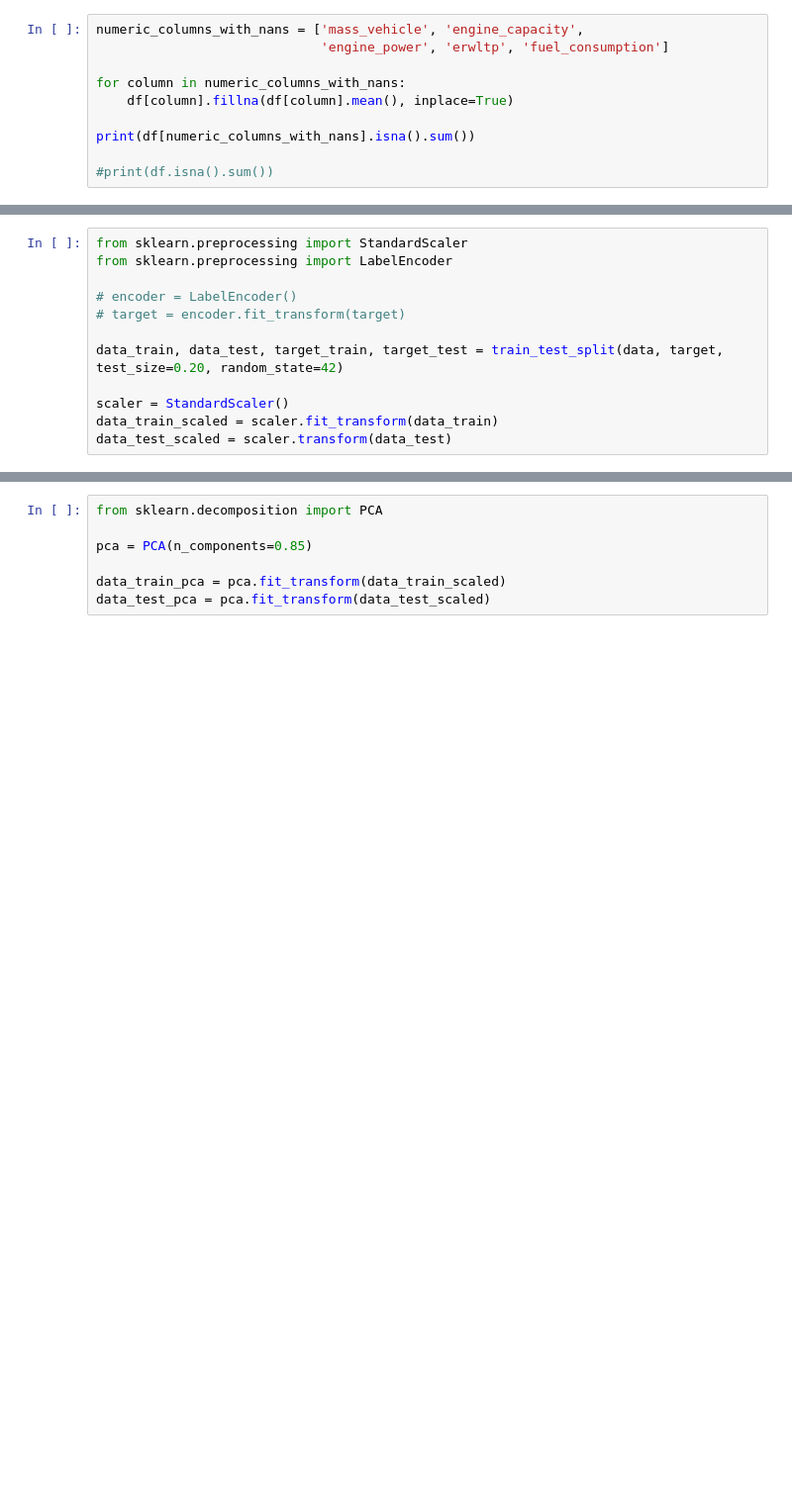
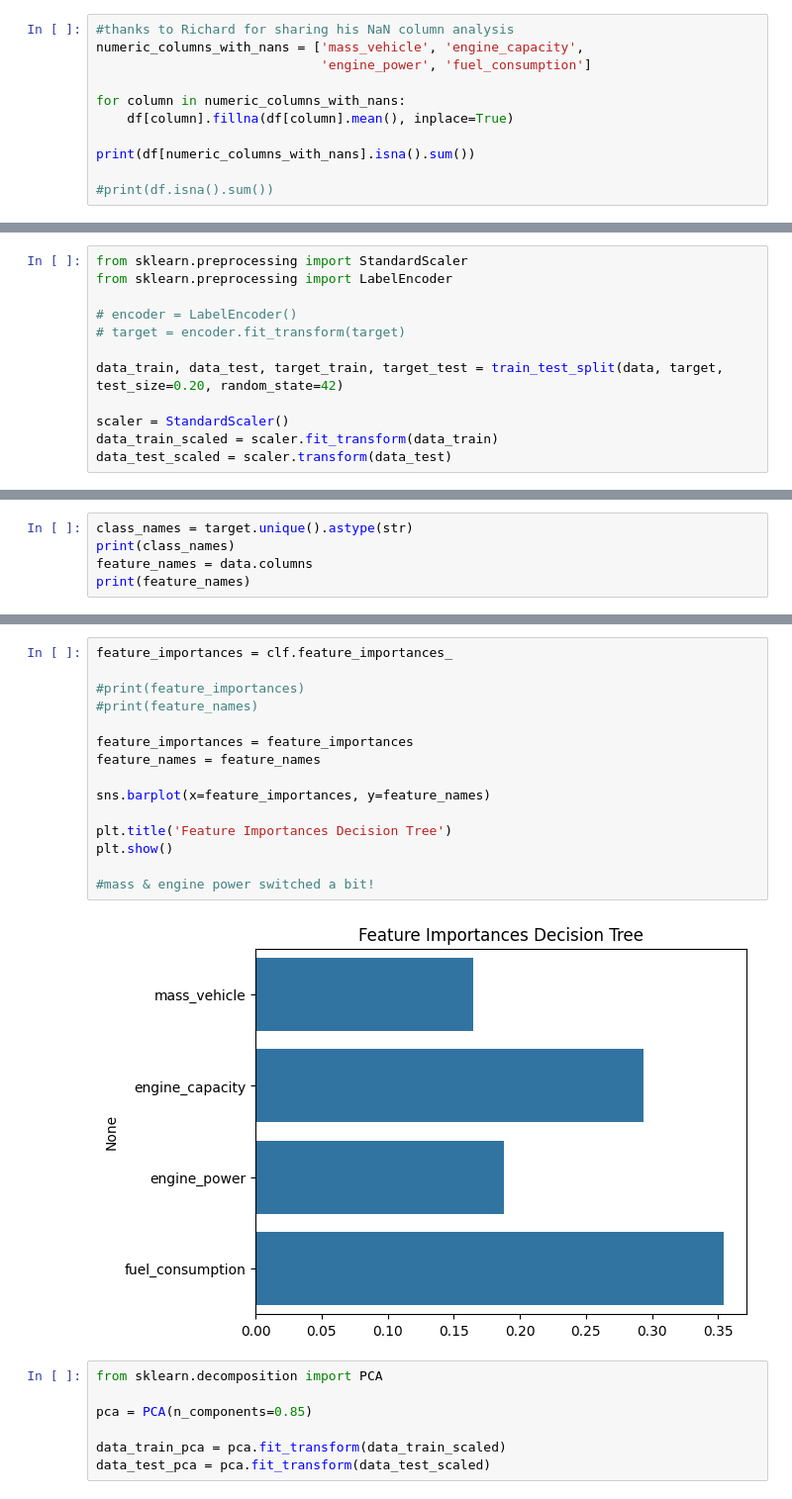
Before and after one commit to leonellb/car-co2-prediction, a Jupyter notebook: notebooks/2_0-comb-thom-fuel_type_classif_model.ipynb, the cells around one changed output, grey strips where cells are left out. Shown at 99% size. Drawn from its saved outputs; the diff is of its cells as text; blank space fills up the shorter version.

```diff
--- a/notebooks/2_0-comb-thom-fuel_type_classif_model.ipynb
+++ b/notebooks/2_0-comb-thom-fuel_type_classif_model.ipynb
@@ -22,8 +21,9 @@ df.head()
 | 3 | 56002962 | GR | HYUNDAI | OS | KONA,KAUAI | M1 | ... |
 | 4 | 56002963 | GR | HYUNDAI | OS | KONA,KAUAI | M1 | ... |
 # %%
+#thanks to Richard for sharing his NaN column analysis
 numeric_columns_with_nans = ['mass_vehicle', 'engine_capacity',
-                             'engine_power', 'erwltp', 'fuel_consumption']
+                             'engine_power', 'fuel_consumption']
 
 for column in numeric_columns_with_nans:
     df[column].fillna(df[column].mean(), inplace=True)
@@ -134,0 +127,5 @@ print(f'Accuracy: {accuracy:.2f}')
+# %%
+class_names = target.unique().astype(str)
+print(class_names)
+feature_names = data.columns
+print(feature_names)
@@ -150,6 +166,23 @@ plt.show()
 # #xgb.plot_tree(model, num_trees=0, rankdir='LR', num_parallel_tree=0, max_depth=3)
 
 # plt.show()
+# %%
+feature_importances = clf.feature_importances_
+
+#print(feature_importances)
+#print(feature_names)
+
+feature_importances = feature_importances
+feature_names = feature_names
+
+sns.barplot(x=feature_importances, y=feature_names)
+
+plt.title('Feature Importances Decision Tree')
+plt.show()
+
+#mass & engine power switched a bit!
+# %% [output]
+[figure, added]
 # %%
 from sklearn.decomposition import PCA
 
```
Also changed, not shown: parts of 14 cells of this notebook.
